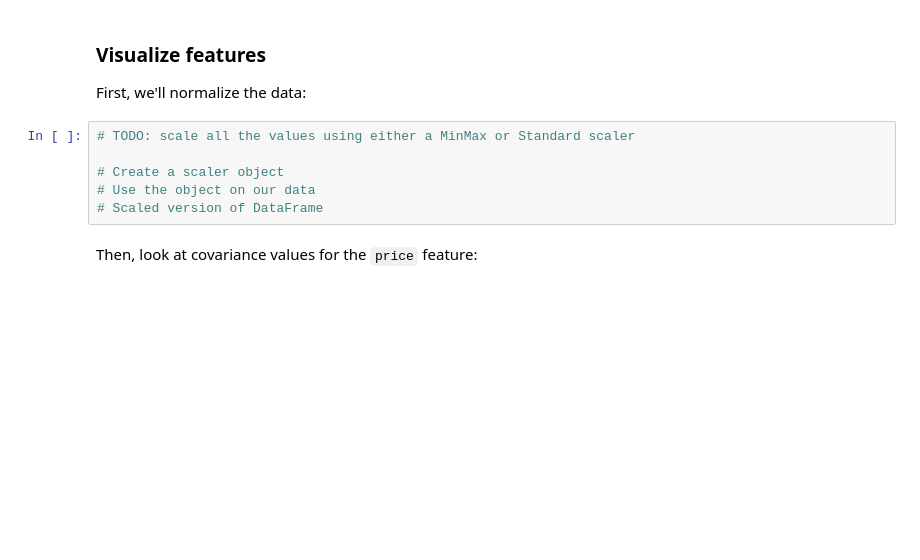
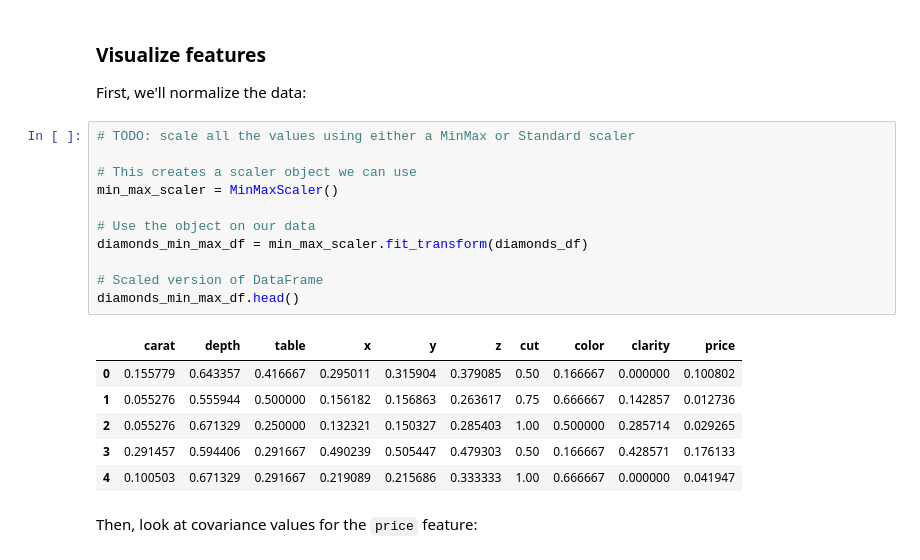
Before and after one commit to takuman-parsons-ml/WK05, a Jupyter notebook: WK05.ipynb, the cells around one changed output. Cells and saved outputs as stored; diff of their text form; blank space fills up the shorter version.

```diff
--- a/WK05.ipynb
+++ b/WK05.ipynb
@@ -534,9 +830,21 @@ First, we'll normalize the data:
 # %%
 # TODO: scale all the values using either a MinMax or Standard scaler
 
-# Create a scaler object
+# This creates a scaler object we can use
+min_max_scaler = MinMaxScaler()
+
 # Use the object on our data
+diamonds_min_max_df = min_max_scaler.fit_transform(diamonds_df)
+
 # Scaled version of DataFrame
+diamonds_min_max_df.head()
+# %% [output]
+|  | carat | depth | table | x | y | z | cut | color | clarity | price |
+| 0 | 0.155779 | 0.643357 | 0.416667 | 0.295011 | 0.315904 | 0.379085 | 0.50 | 0.166667 | 0.000000 | 0.100802 |
+| 1 | 0.055276 | 0.555944 | 0.500000 | 0.156182 | 0.156863 | 0.263617 | 0.75 | 0.666667 | 0.142857 | 0.012736 |
+| 2 | 0.055276 | 0.671329 | 0.250000 | 0.132321 | 0.150327 | 0.285403 | 1.00 | 0.500000 | 0.285714 | 0.029265 |
+| 3 | 0.291457 | 0.594406 | 0.291667 | 0.490239 | 0.505447 | 0.479303 | 0.50 | 0.166667 | 0.428571 | 0.176133 |
+| 4 | 0.100503 | 0.671329 | 0.291667 | 0.219089 | 0.215686 | 0.333333 | 1.00 | 0.666667 | 0.000000 | 0.041947 |
 # %% [markdown]
 Then, look at covariance values for the `price` feature:
 # %%
```
Also changed, not shown: parts of 37 cells of this notebook.
